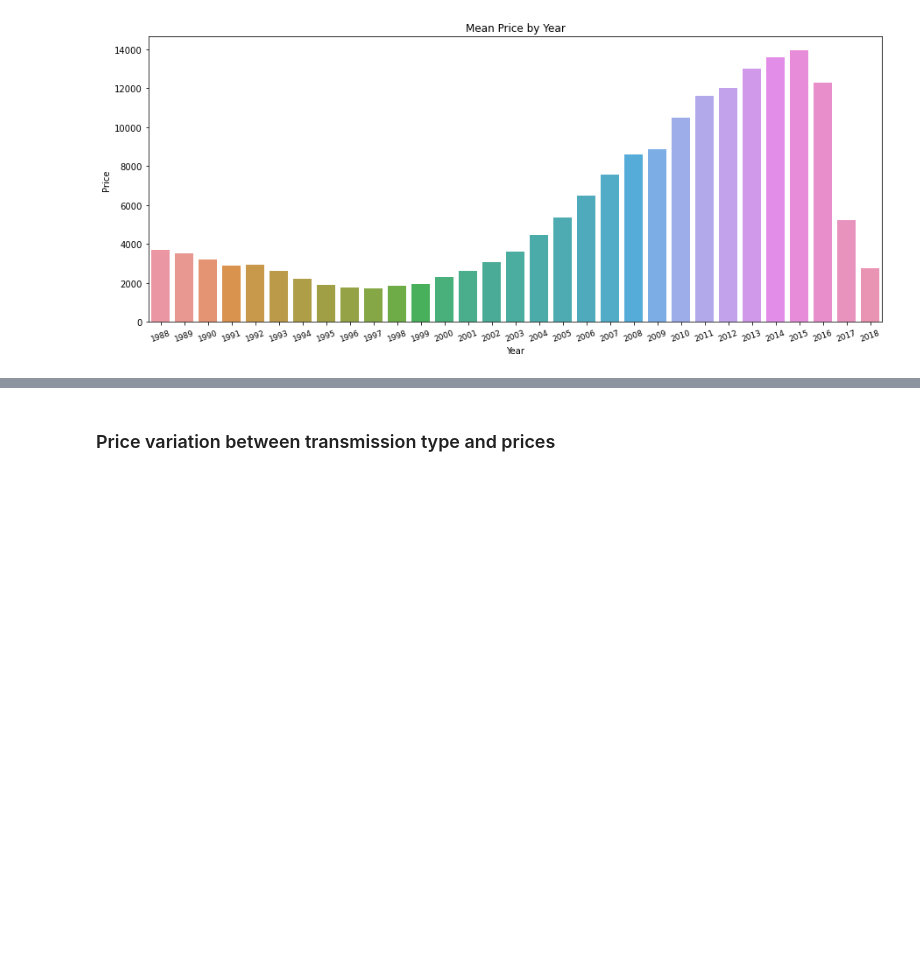
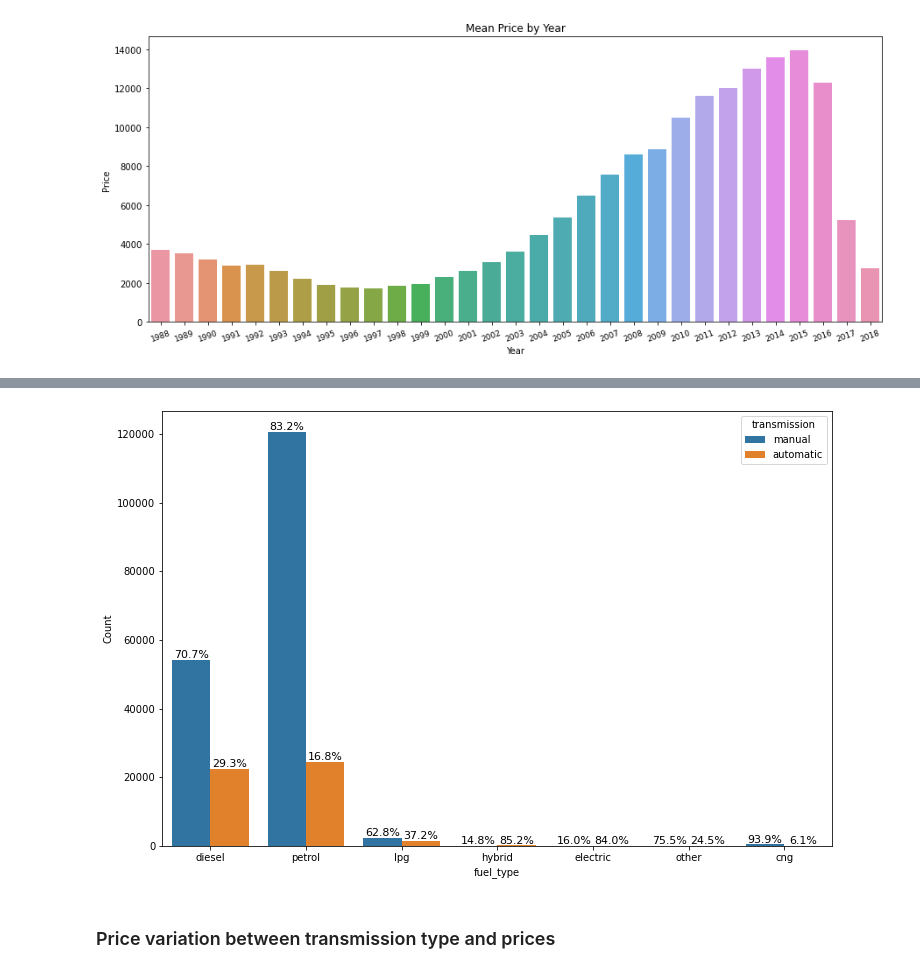
Before and after one commit to ronoevan/Mid-term-Project, a Jupyter notebook: EvansFestus_Mid_Term_Project.ipynb, the cells around one changed output, grey strips where cells are left out. Saved outputs shown, nothing was run; the diff lists cells and outputs as text; code cells hidden in the pictures; blank space fills up the shorter version.

```diff
--- a/EvansFestus_Mid_Term_Project.ipynb
+++ b/EvansFestus_Mid_Term_Project.ipynb
@@ -1260,20 +1188,3 @@ for c in ax.containers:
     ax.bar_label(c, labels)
 # %% [output]
 [figure]
-# %%
-feat = 'brand'
-hue = 'transmission'
-hue_type = df[hue].dtype.type
-plt.figure(figsize=(25, 15))
-
-groups = df[feat].unique()
-proportions = df.groupby(feat)[hue].value_counts(normalize=True).sort_values(ascending=False)
-
-ax = sns.countplot(x=feat, hue=hue, data=df)
-plt.xticks(rotation=90, size=12)#"vertical"
-
-for c in ax.containers:
-    labels = [f'{proportions.loc[g, hue_type(c.get_label())]:.1%}' for g in groups]
-
-
-    ax.bar_label(c, labels)
@@ -1339,3 +1252,21 @@ plt.show()
+# %%
+def percentage_above_bar_relative_to_xgroup(ax):
+    all_heights = [[p.get_height() for p in bars] for bars in ax.containers]
+    for bars in ax.containers:
+        for i, p in enumerate(bars):
+            total = sum(xgroup[i] for xgroup in all_heights)
+            percentage = f'{(100 * p.get_height() / total) :.1f}%'
+            ax.annotate(percentage, (p.get_x() + p.get_width() / 2, p.get_height()), size=11, ha='center', va='bottom')
+
+
+plt.figure(figsize=(12, 8))
+ax3 = sns.countplot(x="fuel_type", hue="transmission", data=df)
+ax3.set(xlabel='fuel_type',ylabel='Count')
+
+percentage_above_bar_relative_to_xgroup(ax3)
+plt.show()
+# %% [output]
+[figure, added]
 # %% [markdown]
 ### Price variation between transmission type and prices
 # %%
```
Also changed, not shown: parts of 13 cells of this notebook.
